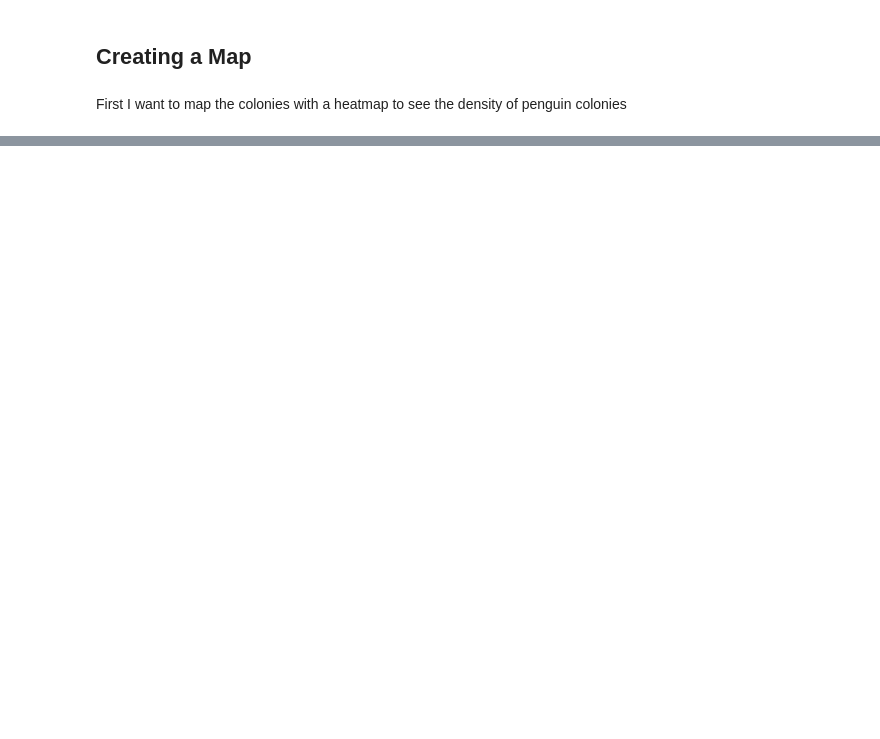
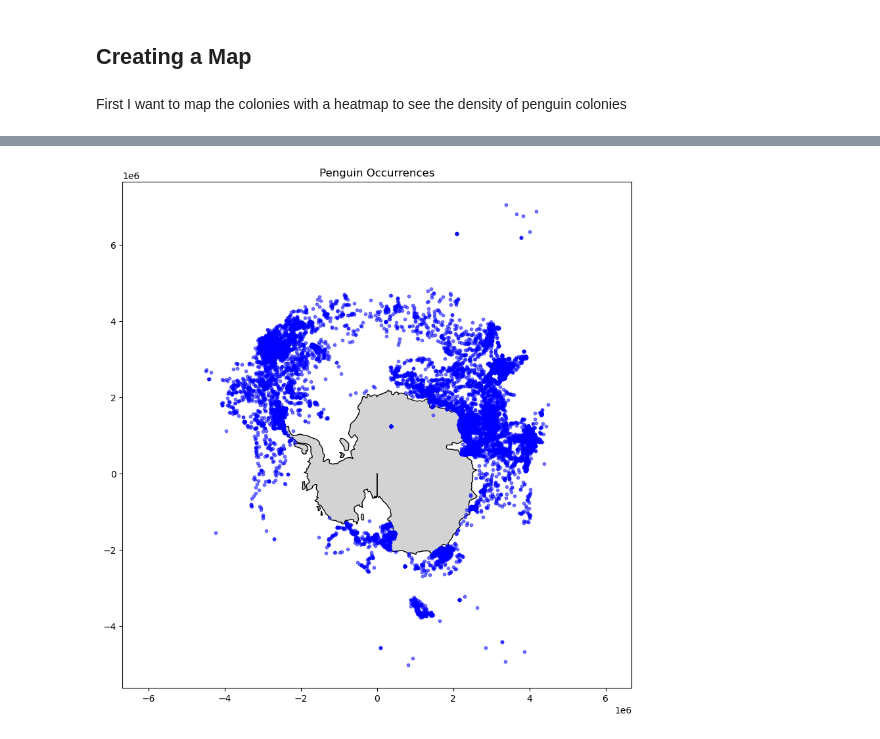
Before and after one commit to MGnified/EDA_antarctic_penguins, a Jupyter notebook: Analysis_and_Mapping.ipynb, the cells around one changed output, grey strips where cells are left out. Drawn from its saved outputs; the diff is of its cells as text; code cells hidden in the pictures; blank space fills up the shorter version.

```diff
--- a/Analysis_and_Mapping.ipynb
+++ b/Analysis_and_Mapping.ipynb
@@ -145,0 +241,15 @@ save_map(o_map, 'o_map.html')
+# %%
+# creating the map for occurences
+occurrences_gdf.set_crs(epsg=4326, inplace=True)
+occurrences_polar = occurrences_gdf.to_crs(epsg=3031)
+
+# plotting with matplotlib
+fig, ax = plt.subplots(figsize=(10,10))
+
+antarctica_polar.plot(ax=ax, color='lightgray', edgecolor='black')
+occurrences_polar.plot(ax=ax, color='blue', markersize=10, alpha=0.5)
+plt.title('Penguin Occurrences')
+plt.axis('equal')
+plt.show()
+# %% [output]
+[figure, added]
```
Also changed, not shown: parts of 15 cells of this notebook.
